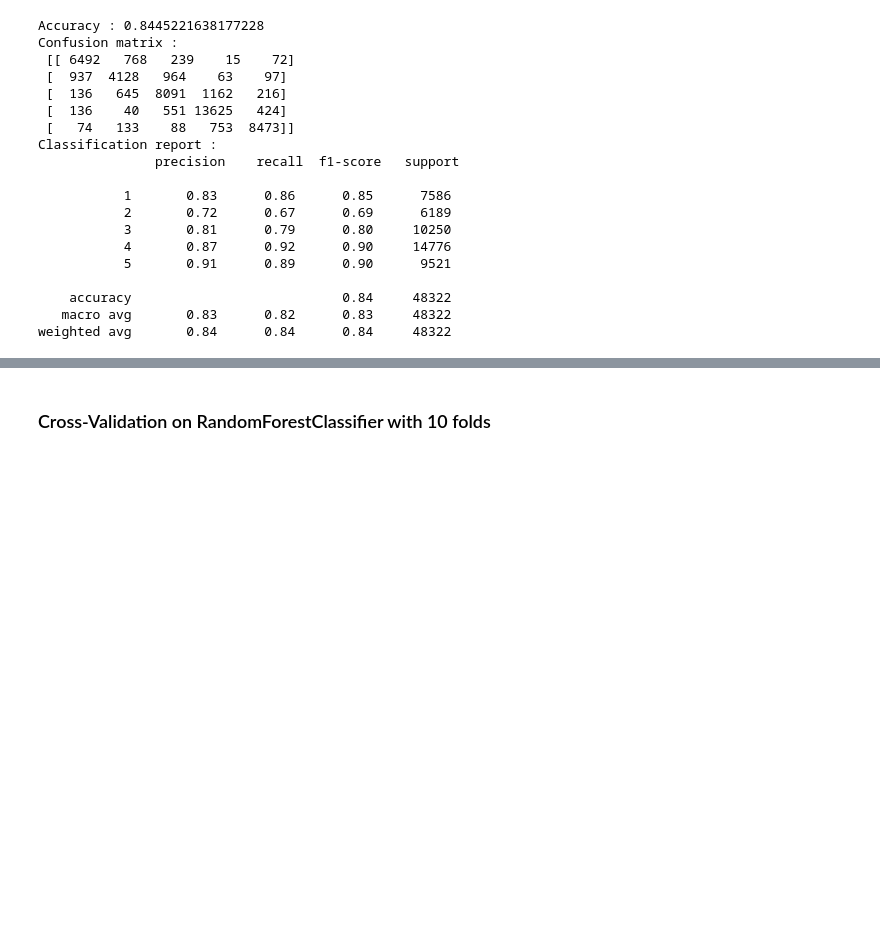
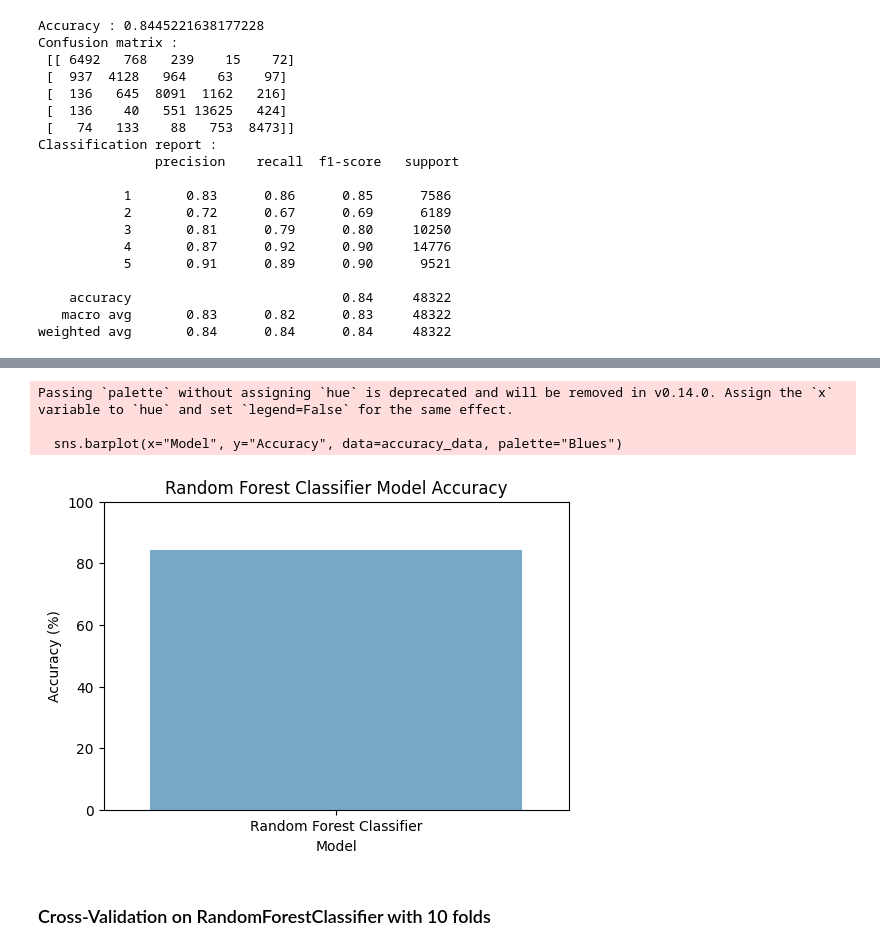
Before and after one commit to simbouch/nutriscore_prediction_app, a Jupyter notebook: ml_training.ipynb, the cells around one changed output, grey strips where cells are left out. Drawn from its saved outputs; the diff is of its cells as text; code cells hidden in the pictures; blank space fills up the shorter version.

```diff
--- a/ml_training.ipynb
+++ b/ml_training.ipynb
@@ -139,3 +157,17 @@ weighted avg       0.84      0.84      0.84     48322
+# %%
+accuracy_data = {"Model": ["Random Forest Classifier"], "Accuracy": [accuracy * 100]}
+
+plt.figure(figsize=(6, 4))
+sns.barplot(x="Model", y="Accuracy", data=accuracy_data, palette="Blues")
+plt.ylim(0, 100)  # Set y-axis limit to 0-100 for clarity
+plt.ylabel("Accuracy (%)")
+plt.title("Random Forest Classifier Model Accuracy")
+plt.show()
+# %% [output]
+Passing `palette` without assigning `hue` is deprecated and will be removed in v0.14.0. Assign the `x` variable to `hue` and set `legend=False` for the same effect.
+
+  sns.barplot(x="Model", y="Accuracy", data=accuracy_data, palette="Blues")
+[figure, added]
 # %% [markdown]
 ### Cross-Validation on RandomForestClassifier with 10 folds
 # %%
```
Also changed, not shown: parts of 6 cells of this notebook, 3 other files.
